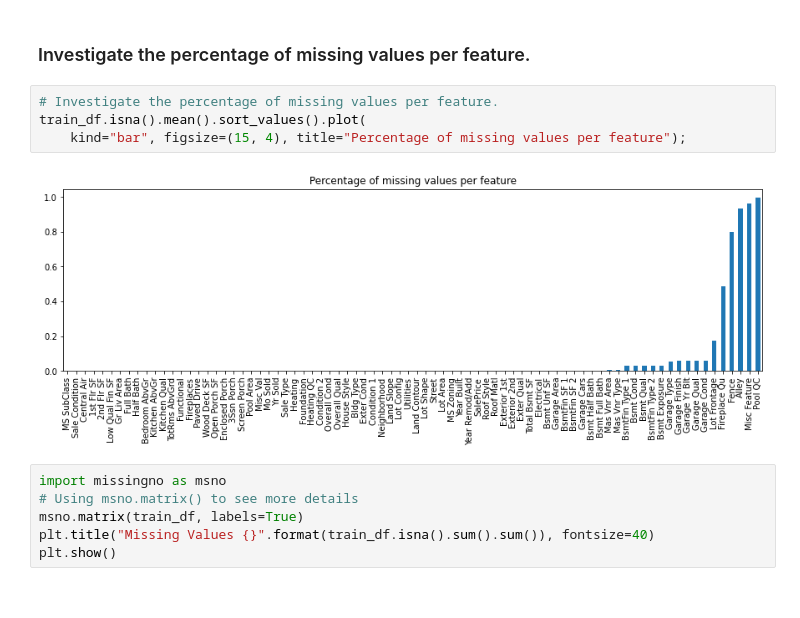
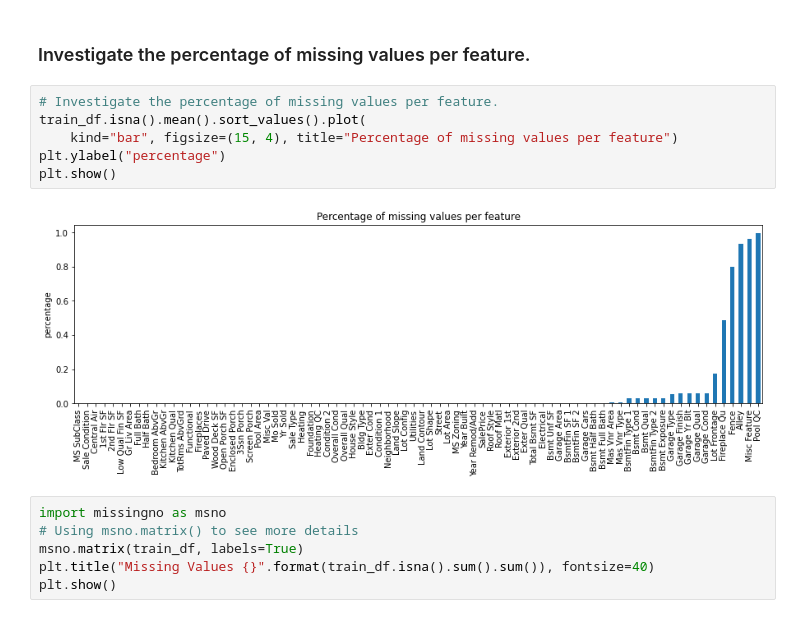
Before and after one commit to PiWebswiss/Project-AI-3, a Jupyter notebook: house-prices/house-prices-solution.ipynb, the cells around one changed output. Drawn from its saved outputs; the diff is of its cells as text.

```diff
--- a/house-prices/house-prices-solution.ipynb
+++ b/house-prices/house-prices-solution.ipynb
@@ -85,9 +85,11 @@ plt.show()
 # %%
 # Investigate the percentage of missing values per feature.
 train_df.isna().mean().sort_values().plot(
-    kind="bar", figsize=(15, 4), title="Percentage of missing values per feature");
+    kind="bar", figsize=(15, 4), title="Percentage of missing values per feature")
+plt.ylabel("percentage")
+plt.show()
 # %% [output]
-[figure, old version]
+[figure, new version]
 # %%
 import missingno as msno
 # Using msno.matrix() to see more details
```
Also changed, not shown: parts of 33 cells of this notebook, 2 other files.
